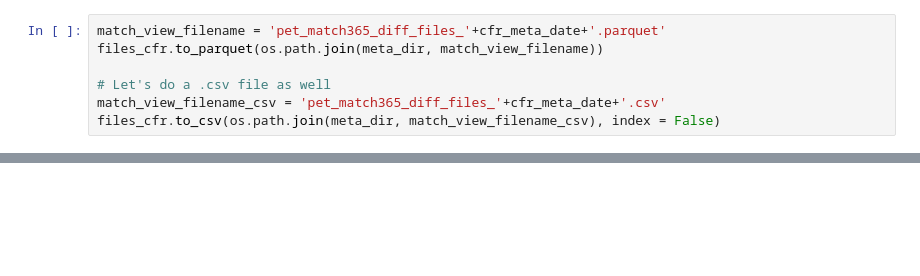
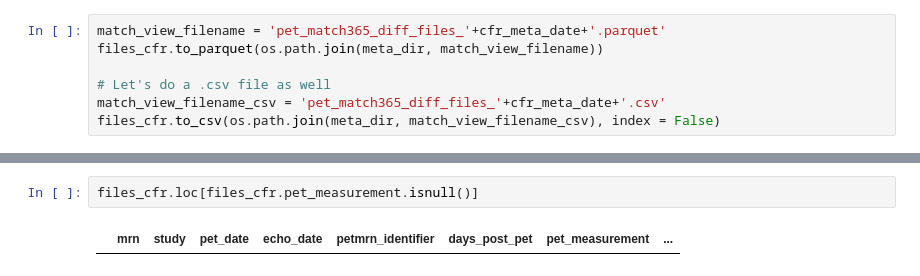
Before and after one commit to awerdich/werdich-cfr, a Jupyter notebook: notebooks/pet_datasets.ipynb, the cells around one changed output, grey strips where cells are left out. Drawn from its saved outputs; the diff is of its cells as text; blank space fills up the shorter version.

```diff
--- a/notebooks/pet_datasets.ipynb
+++ b/notebooks/pet_datasets.ipynb
@@ -278,0 +298,4 @@ files_cfr.head()
+# %%
+files_cfr.loc[files_cfr.pet_measurement.isnull()]
+# %% [output]
+|  | mrn | study | pet_date | echo_date | petmrn_identifier | days_post_pet | pet_measurement | ... |
```
Also changed, not shown: parts of 17 cells of this notebook, 5 other files.
